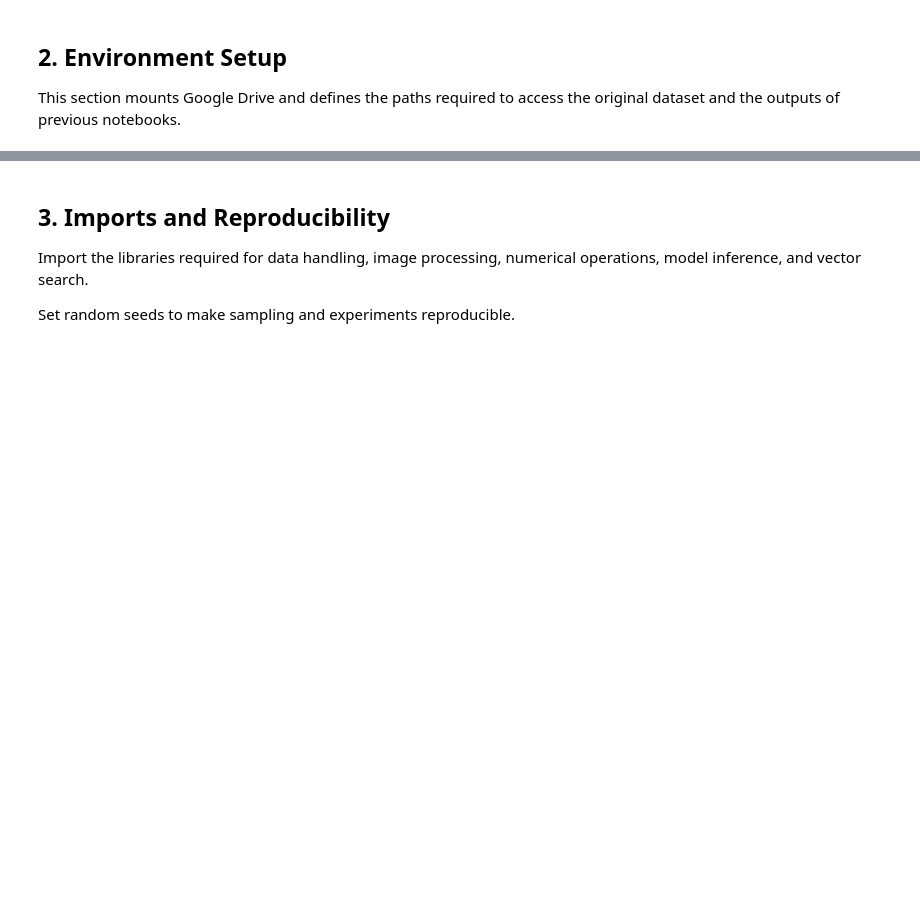
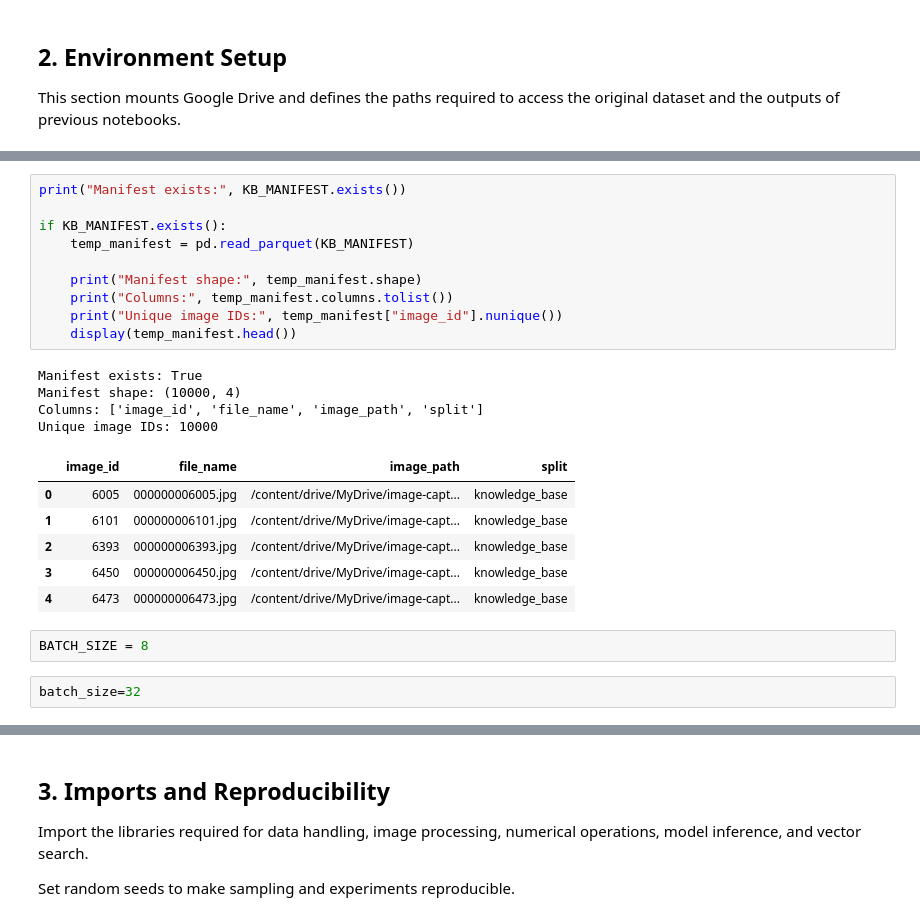
Before and after one commit to djidji09/image-captioning-rag, a Jupyter notebook: notebooks/04_embeddings_and_index.ipynb, the cells around one changed output, grey strips where cells are left out. Drawn from its saved outputs; the diff is of its cells as text; blank space fills up the shorter version.

```diff
--- a/notebooks/04_embeddings_and_index.ipynb
+++ b/notebooks/04_embeddings_and_index.ipynb
@@ -90,0 +312,25 @@ Reports directory: /content/drive/MyDrive/image-captioning-rag/reports/embedding
+# %%
+print("Manifest exists:", KB_MANIFEST.exists())
+
+if KB_MANIFEST.exists():
+    temp_manifest = pd.read_parquet(KB_MANIFEST)
+
+    print("Manifest shape:", temp_manifest.shape)
+    print("Columns:", temp_manifest.columns.tolist())
+    print("Unique image IDs:", temp_manifest["image_id"].nunique())
+    display(temp_manifest.head())
+# %% [output]
+Manifest exists: True
+Manifest shape: (10000, 4)
+Columns: ['image_id', 'file_name', 'image_path', 'split']
+Unique image IDs: 10000
+|  | image_id | file_name | image_path | split |
+| 0 | 6005 | 000000006005.jpg | /content/drive/MyDrive/image-capt... | knowledge_base |
+| 1 | 6101 | 000000006101.jpg | /content/drive/MyDrive/image-capt... | knowledge_base |
+| 2 | 6393 | 000000006393.jpg | /content/drive/MyDrive/image-capt... | knowledge_base |
+| 3 | 6450 | 000000006450.jpg | /content/drive/MyDrive/image-capt... | knowledge_base |
+| 4 | 6473 | 000000006473.jpg | /content/drive/MyDrive/image-capt... | knowledge_base |
+# %%
+BATCH_SIZE = 8
+# %%
+batch_size=32
```
Also changed, not shown: parts of 37 cells of this notebook.
